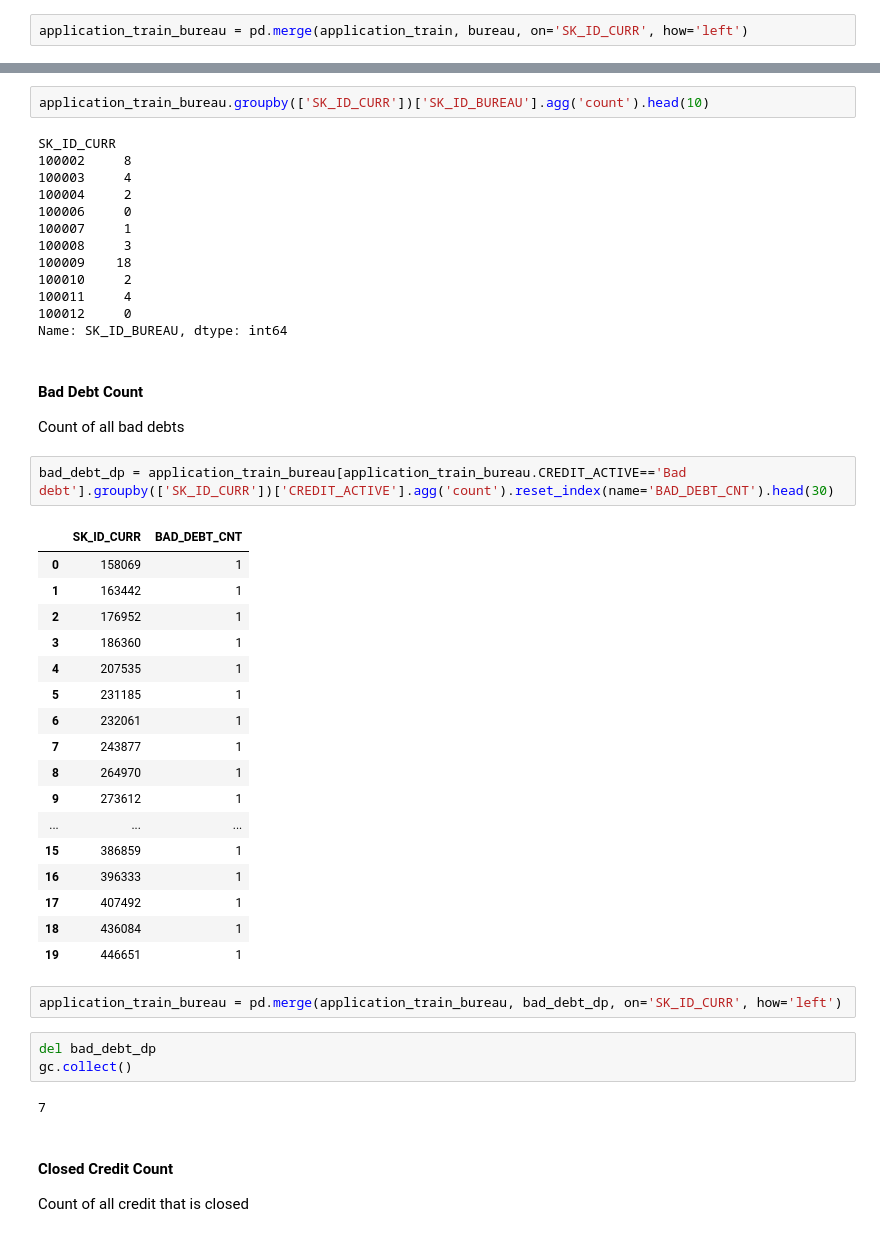
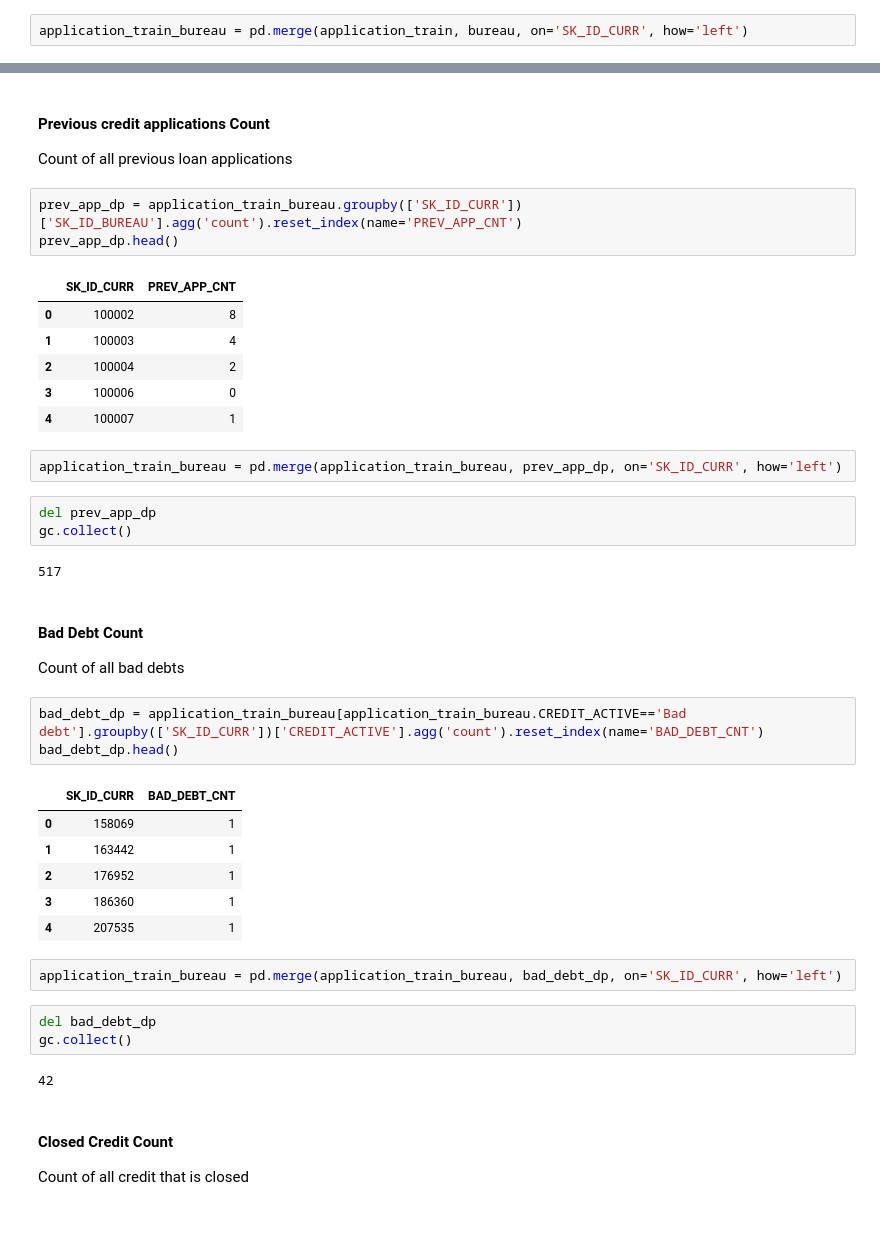
Before and after one commit to aminesnow/ML, a Jupyter notebook: python_applications/credit_default_risk/credit_default_risk_study.ipynb, the cells around one changed output, grey strips where cells are left out. Cells and saved outputs as stored; diff of their text form.

```diff
--- a/python_applications/credit_default_risk/credit_default_risk_study.ipynb
+++ b/python_applications/credit_default_risk/credit_default_risk_study.ipynb
@@ -1106,48 +1270,43 @@ application_train_bureau.groupby('SK_ID_CURR').head(3)
+# %% [markdown]
+#### Previous credit applications Count
+Count of all previous loan applications
 # %%
-application_train_bureau.groupby(['SK_ID_CURR'])['SK_ID_BUREAU'].agg('count').head(10)
+prev_app_dp = application_train_bureau.groupby(['SK_ID_CURR'])['SK_ID_BUREAU'].agg('count').reset_index(name='PREV_APP_CNT')
+prev_app_dp.head()
 # %% [output]
-SK_ID_CURR
-100002     8
-100003     4
-100004     2
-100006     0
-100007     1
-100008     3
-100009    18
-100010     2
-100011     4
-100012     0
-Name: SK_ID_BUREAU, dtype: int64
+|  | SK_ID_CURR | PREV_APP_CNT |
+| 0 | 100002 | 8 |
+| 1 | 100003 | 4 |
+| 2 | 100004 | 2 |
+| 3 | 100006 | 0 |
+| 4 | 100007 | 1 |
+# %%
+application_train_bureau = pd.merge(application_train_bureau, prev_app_dp, on='SK_ID_CURR', how='left')
+# %%
+del prev_app_dp
+gc.collect()
+# %% [output]
+517
 # %% [markdown]
 #### Bad Debt Count
 Count of all bad debts
 # %%
-bad_debt_dp = application_train_bureau[application_train_bureau.CREDIT_ACTIVE=='Bad debt'].groupby(['SK_ID_CURR'])['CREDIT_ACTIVE'].agg('count').reset_index(name='BAD_DEBT_CNT').head(30)
+bad_debt_dp = application_train_bureau[application_train_bureau.CREDIT_ACTIVE=='Bad debt'].groupby(['SK_ID_CURR'])['CREDIT_ACTIVE'].agg('count').reset_index(name='BAD_DEBT_CNT')
+bad_debt_dp.head()
 # %% [output]
 |  | SK_ID_CURR | BAD_DEBT_CNT |
 | 0 | 158069 | 1 |
 | 1 | 163442 | 1 |
 | 2 | 176952 | 1 |
 | 3 | 186360 | 1 |
 | 4 | 207535 | 1 |
-| 5 | 231185 | 1 |
-| 6 | 232061 | 1 |
-| 7 | 243877 | 1 |
-| 8 | 264970 | 1 |
-| 9 | 273612 | 1 |
-| ... | ... | ... |
-| 15 | 386859 | 1 |
-| 16 | 396333 | 1 |
-| 17 | 407492 | 1 |
-| 18 | 436084 | 1 |
-| 19 | 446651 | 1 |
 # %%
 application_train_bureau = pd.merge(application_train_bureau, bad_debt_dp, on='SK_ID_CURR', how='left')
 # %%
 del bad_debt_dp
 gc.collect()
 # %% [output]
-7
+42
 # %% [markdown]
 #### Closed Credit Count
 Count of all credit that is closed
```
Also changed, not shown: parts of 78 cells of this notebook.
